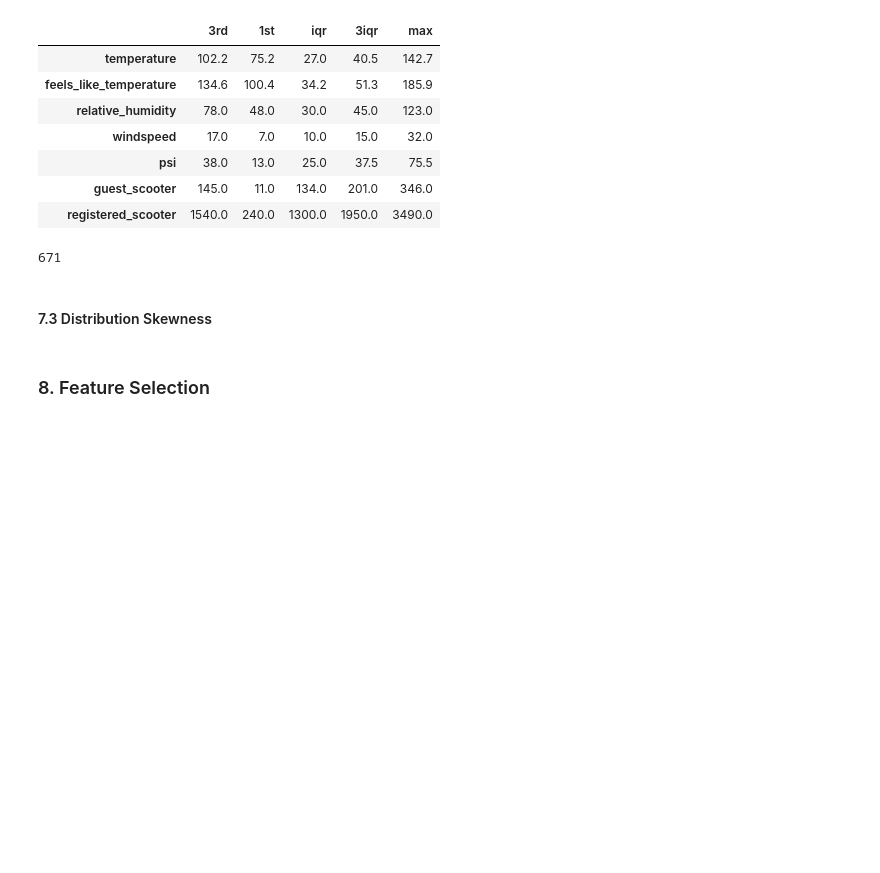
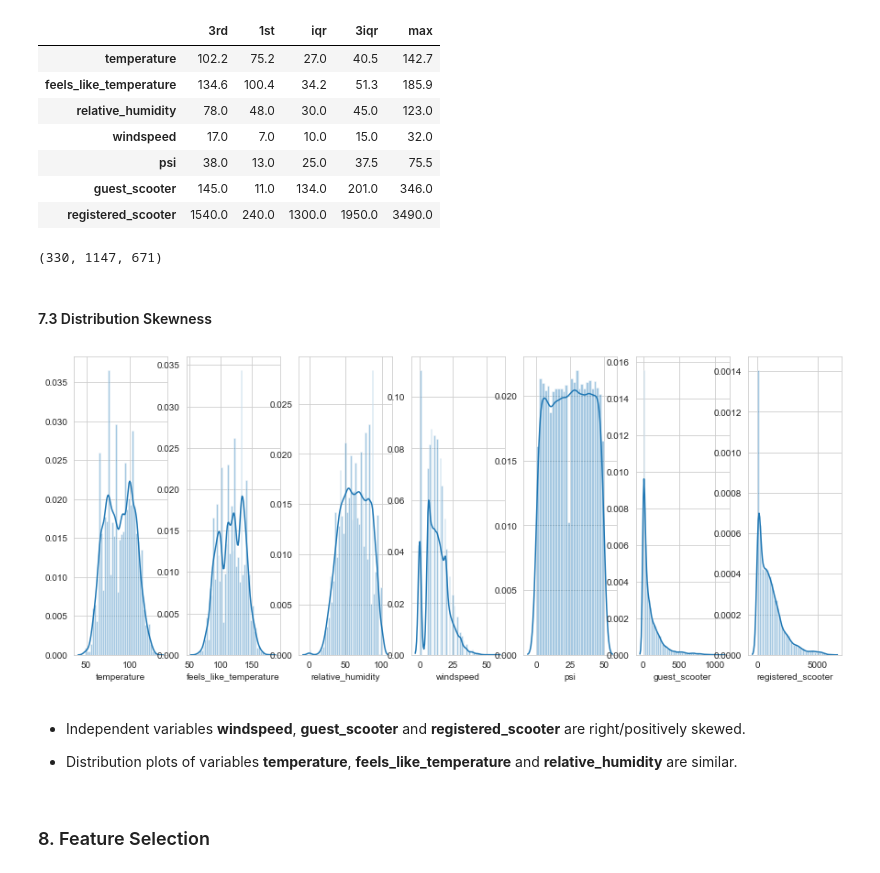
Before and after one commit to hakngrow/aice, a Jupyter notebook: eda.ipynb, the cells around one changed output. Drawn from its saved outputs; the diff is of its cells as text; code cells hidden in the pictures; blank space fills up the shorter version.

```diff
--- a/eda.ipynb
+++ b/eda.ipynb
@@ -563,12 +574,29 @@ df_boxplots
 | psi | 38.0 | 13.0 | 25.0 | 37.5 | 75.5 |
 | guest_scooter | 145.0 | 11.0 | 134.0 | 201.0 | 346.0 |
 | registered_scooter | 1540.0 | 240.0 | 1300.0 | 1950.0 | 3490.0 |
-# %%
-len(df_rentals_viz[df_rentals_viz.registered_scooter>3490])
-# %% [output]
-671
+# %%
+# Get number of outliers in the windspeed, guest_scooter, registered_scooter variables
+len(df_outliers[df_outliers.windspeed>32]), len(df_outliers[df_outliers.guest_scooter>346]), len(df_outliers[df_outliers.registered_scooter>3490])
+# %% [output]
+(330, 1147, 671)
 # %% [markdown]
 #### 7.3 Distribution Skewness
+# %%
+plt.figure(figsize=(15, 6))
+
+# Generate distribution plots for all numerical independent variables
+for i in range(0, cols_count):
+
+    plt.subplot(1, cols_count, i+1)
+
+    sns.distplot(df_outliers[ol_cols[i]], kde=True)
+# %% [output]
+[figure, added]
+# %% [markdown]
+- Independent variables <b>windspeed</b>, <b>guest_scooter</b> and <b>registered_scooter</b> are right/positively skewed.
+
+
+- Distribution plots of variables <b>temperature</b>, <b>feels_like_temperature</b> and <b>relative_humidity</b> are similar.
 # %% [markdown]
 ### 8. Feature Selection
 # %%
```
Also changed, not shown: parts of 8 cells of this notebook.
